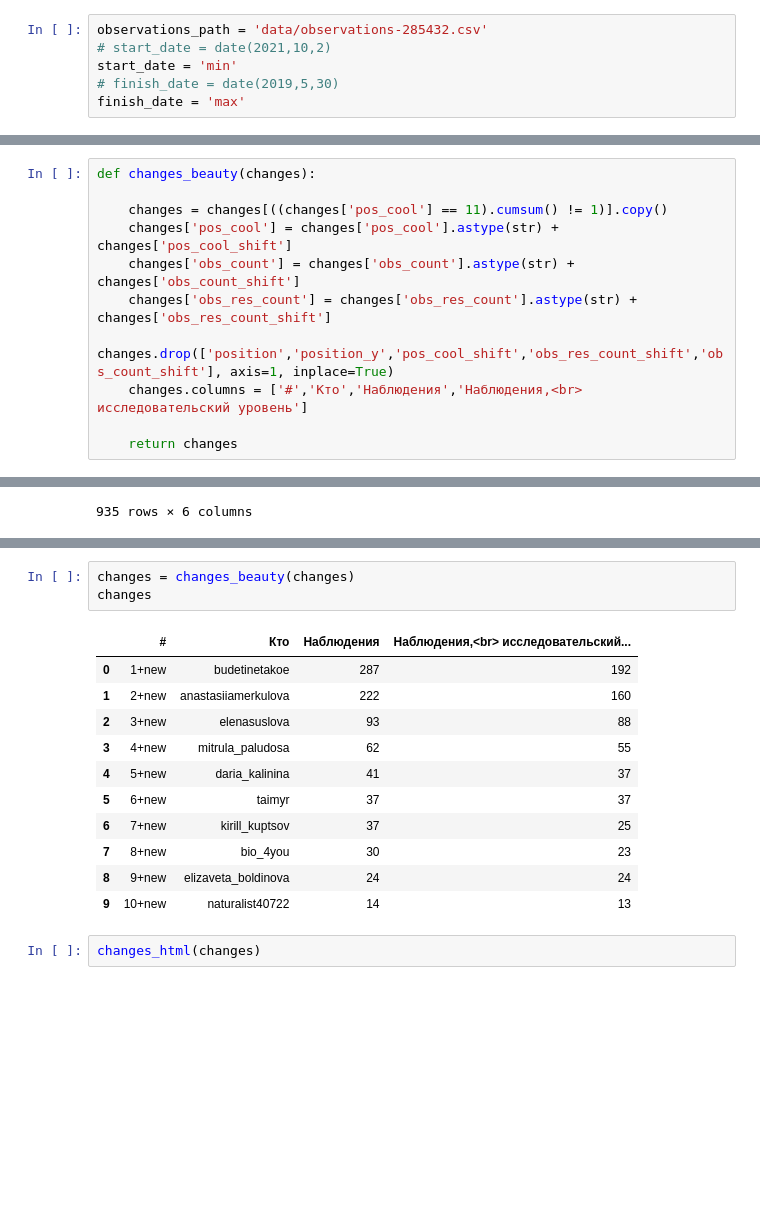
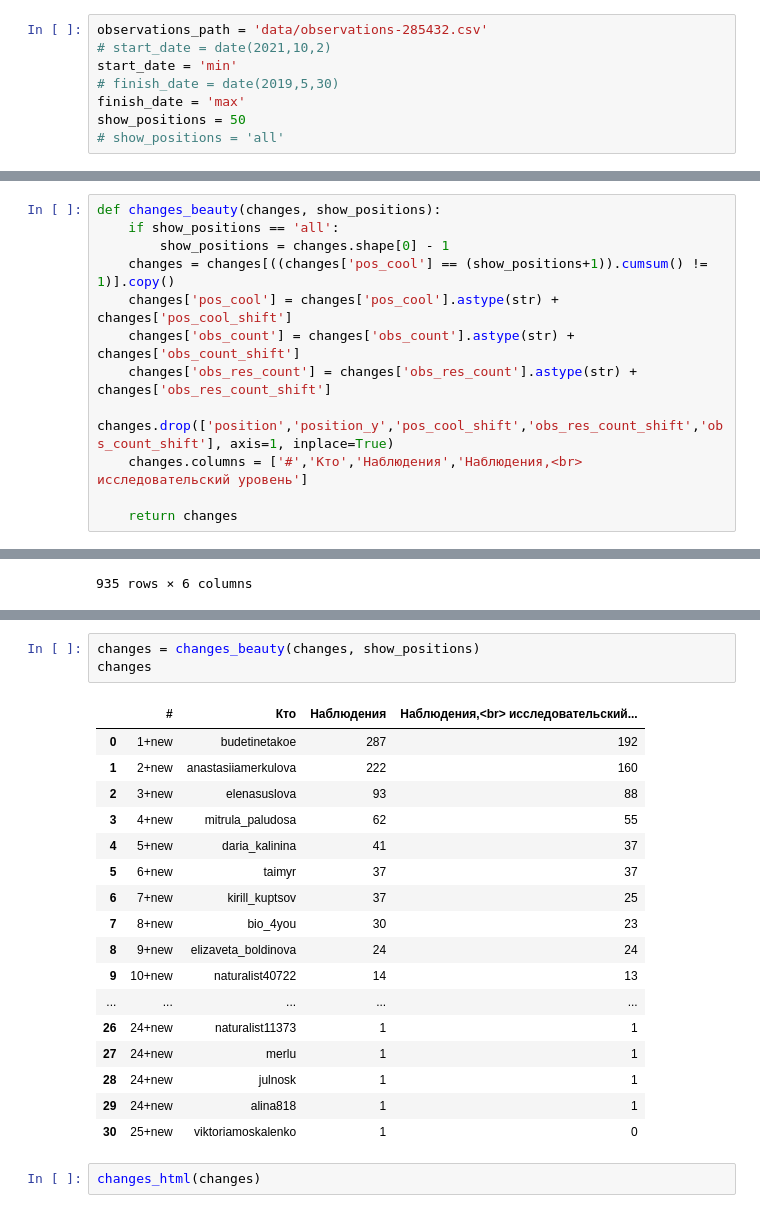
Before and after one commit to baidakovil/iNat-statistics, a Jupyter notebook: inat_changes.ipynb, the cells around one changed output, grey strips where cells are left out. Drawn from its saved outputs; the diff is of its cells as text; blank space fills up the shorter version.

Commit message:
add change positions. work cool with py and ipynb

```diff
--- a/inat_changes.ipynb
+++ b/inat_changes.ipynb
@@ -9,6 +9,8 @@ observations_path = 'data/observations-285432.csv'
 start_date = 'min'
 # finish_date = date(2019,5,30)
 finish_date = 'max'
+show_positions = 50
+# show_positions = 'all'
 # %%
 def prepare_df(observations_path, start_date, finish_date):
 
@@ -92,9 +94,10 @@ def prepare_changes(df, start_date, finish_date):
 
     return stat_changes
 # %%
-def changes_beauty(changes):
-
-    changes = changes[((changes['pos_cool'] == 11).cumsum() != 1)].copy()
+def changes_beauty(changes, show_positions):
+    if show_positions == 'all':
+        show_positions = changes.shape[0] - 1
+    changes = changes[((changes['pos_cool'] == (show_positions+1)).cumsum() != 1)].copy()
     changes['pos_cool'] = changes['pos_cool'].astype(str) + changes['pos_cool_shift']
     changes['obs_count'] = changes['obs_count'].astype(str) + changes['obs_count_shift']
     changes['obs_res_count'] = changes['obs_res_count'].astype(str) + changes['obs_res_count_shift']
@@ -158,19 +161,25 @@ changes
 | 29 | 30 | 0.0 | 24 | +new | alina818 | 1 |  | 1 | ... |
 | 30 | 31 | 0.0 | 25 | +new | viktoriamoskalenko | 1 |  | 0 | ... |
 # %%
-changes = changes_beauty(changes)
+changes = changes_beauty(changes, show_positions)
 changes
 # %% [output]
 |  | # | Кто | Наблюдения | Наблюдения,<br> исследовательский... |
 | 0 | 1+new | budetinetakoe | 287 | 192 |
 | 1 | 2+new | anastasiiamerkulova | 222 | 160 |
 | 2 | 3+new | elenasuslova | 93 | 88 |
 | 3 | 4+new | mitrula_paludosa | 62 | 55 |
 | 4 | 5+new | daria_kalinina | 41 | 37 |
 | 5 | 6+new | taimyr | 37 | 37 |
 | 6 | 7+new | kirill_kuptsov | 37 | 25 |
 | 7 | 8+new | bio_4you | 30 | 23 |
 | 8 | 9+new | elizaveta_boldinova | 24 | 24 |
 | 9 | 10+new | naturalist40722 | 14 | 13 |
+| ... | ... | ... | ... | ... |
+| 26 | 24+new | naturalist11373 | 1 | 1 |
+| 27 | 24+new | merlu | 1 | 1 |
+| 28 | 24+new | julnosk | 1 | 1 |
+| 29 | 24+new | alina818 | 1 | 1 |
+| 30 | 25+new | viktoriamoskalenko | 1 | 0 |
 # %%
 changes_html(changes)
```
Also changed, not shown: 1 other file.
